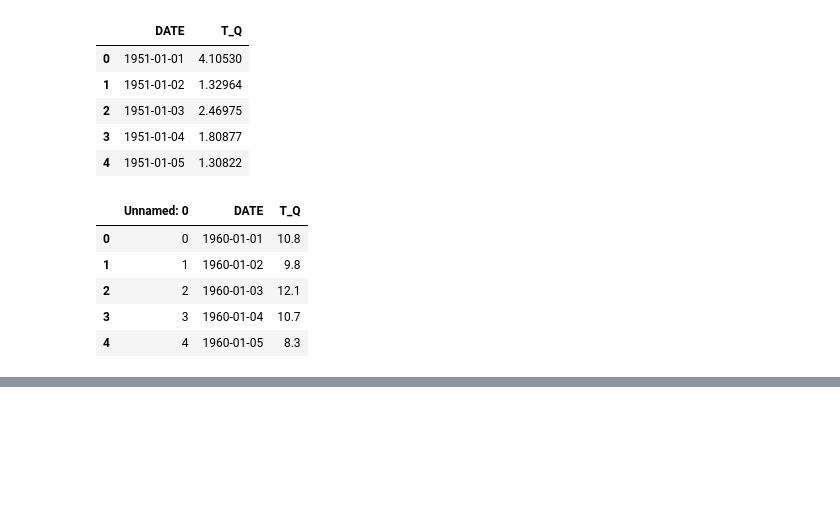
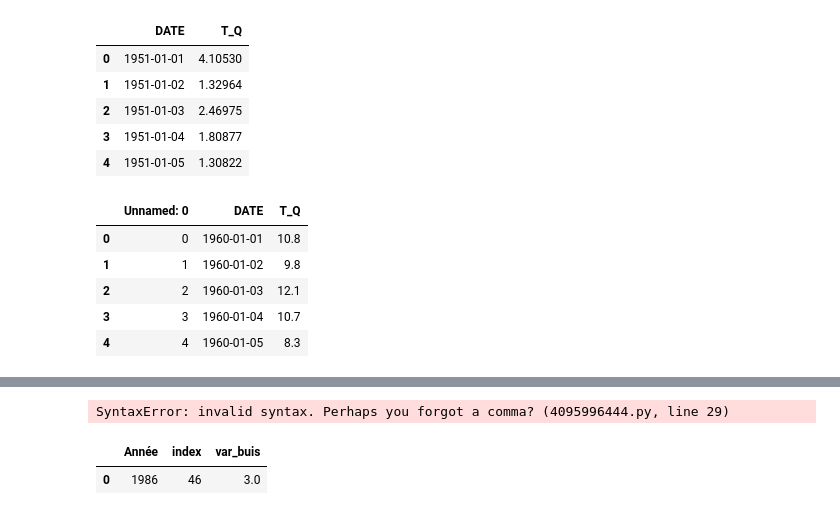
Before and after one commit to Axionable/climateviz, a Jupyter notebook: notebook_test.ipynb, the cells around one changed output, grey strips where cells are left out. Cells and saved outputs as stored; diff of their text form; code cells hidden in the pictures; blank space fills up the shorter version.

```diff
--- a/notebook_test.ipynb
+++ b/notebook_test.ipynb
@@ -108,0 +124,3 @@ See the caveats in the documentation: https://pandas.pydata.org/pandas-docs/stab
+# %%
+df_m = df_m[["Année", "index"]]
+df_d = df_d[["Année", "index"]]
@@ -108,0 +137,2 @@ See the caveats in the documentation: https://pandas.pydata.org/pandas-docs/stab
+# %%
+df_indicateur = df_m.merge(df_metier, on="Année")[df_m.columns]
@@ -108,0 +224,73 @@ See the caveats in the documentation: https://pandas.pydata.org/pandas-docs/stab
+# %%
+import plotly.graph_objects as go
+
+fig = go.Figure()
+
+# Ajout de la courbe pour df_m
+fig.add_trace(
+    go.Scatter(
+        x=df_indicateur["Année"],
+        y=df_indicateur["index"],
+        mode="lines+markers",
+        name="Température maximale annuelle",
+        yaxis="y"
+    )
+)
+
+# Ajout de la courbe pour df_metier
+fig.add_trace(
+    go.Scatter(
+        x=df_metier["Année"],
+        y=df_metier["var_buis"],
+        mode="lines",
+        name="Qualité du vin",
+        yaxis="y2"
+    )
+)
+
+## Personnalisation des légendes
+fig.update_layout(
+    title = {"text": "Evolution de la température maximale et de la qualité du vin en fonction des années"},
+    legend=dict(
+        title="Légende",
+        #x=0.01, y=0.99,
+        bgcolor="rgba(255, 255, 255, 0.5)",
+        bordercolor="black",
+        borderwidth=1
+    ),
+    legend2=dict(
+        title="Légende 2",
+        #x=0.01, y=0.95,
+        bgcolor="rgba(255, 255, 255, 0.5)",
+        bordercolor="black",
+        borderwidth=1
+    )
+)
+
+# Ajout du double axe y
+fig.update_layout(
+    yaxis2=dict(
+        title="Qualité du vin",
+        overlaying="y",
+        side="right"
+    )
+)
+
+## Ajout des labels pour les axes
+fig.update_layout(
+    xaxis_title="Année",
+    yaxis_title="Indicateur Métier",
+    yaxis2_title="Métier"
+)
+
+
+
+fig.show()
+# %% [output]
+SyntaxError: invalid syntax. Perhaps you forgot a comma? (4095996444.py, line 29)
+# %%
+df_merge = df_indicateur.merge(df_metier, on = "Année")
+df_merge.head(1)
+# %% [output]
+|  | Année | index | var_buis |
+| 0 | 1986 | 46 | 3.0 |
```
Also changed, not shown: parts of 16 cells of this notebook, 3 other files.
